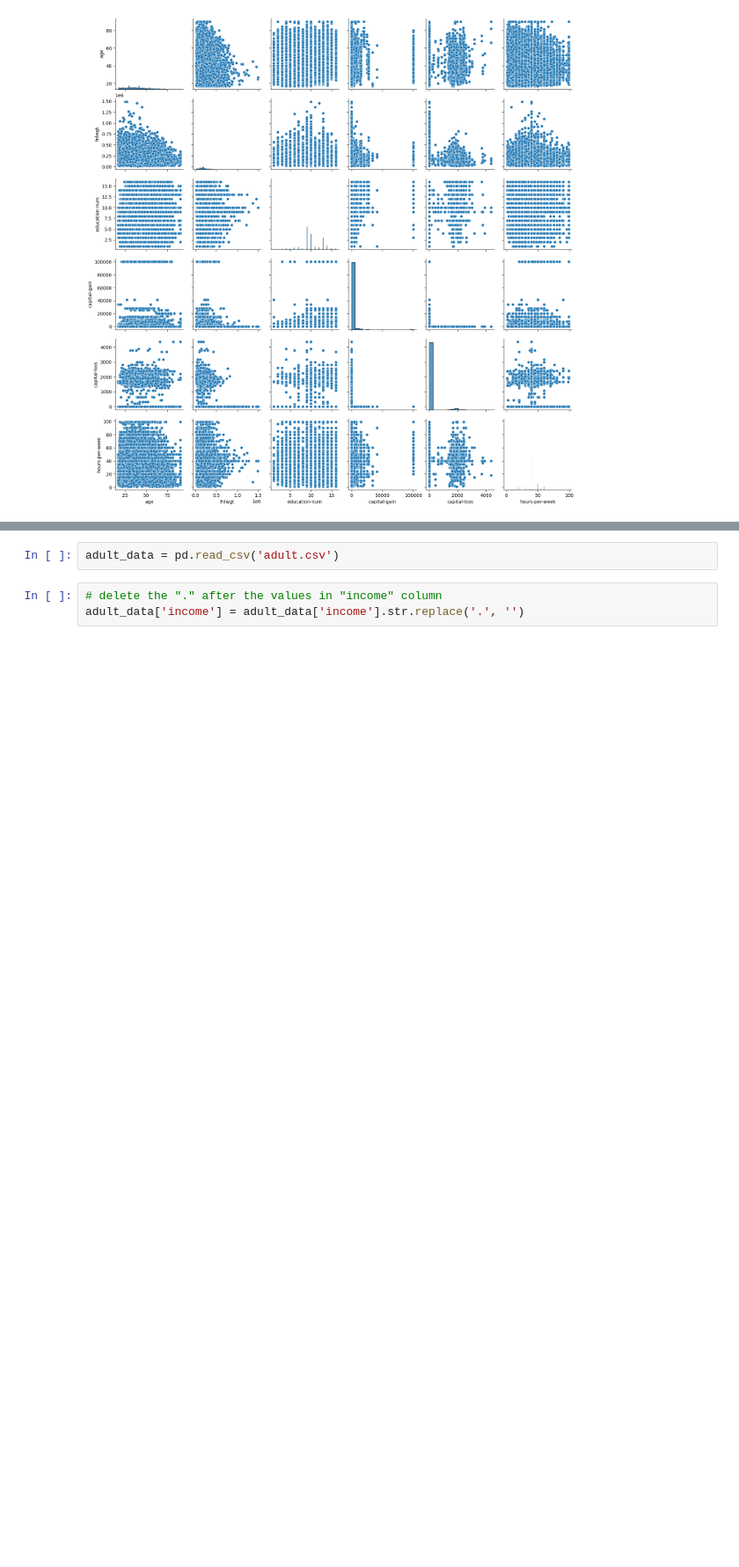
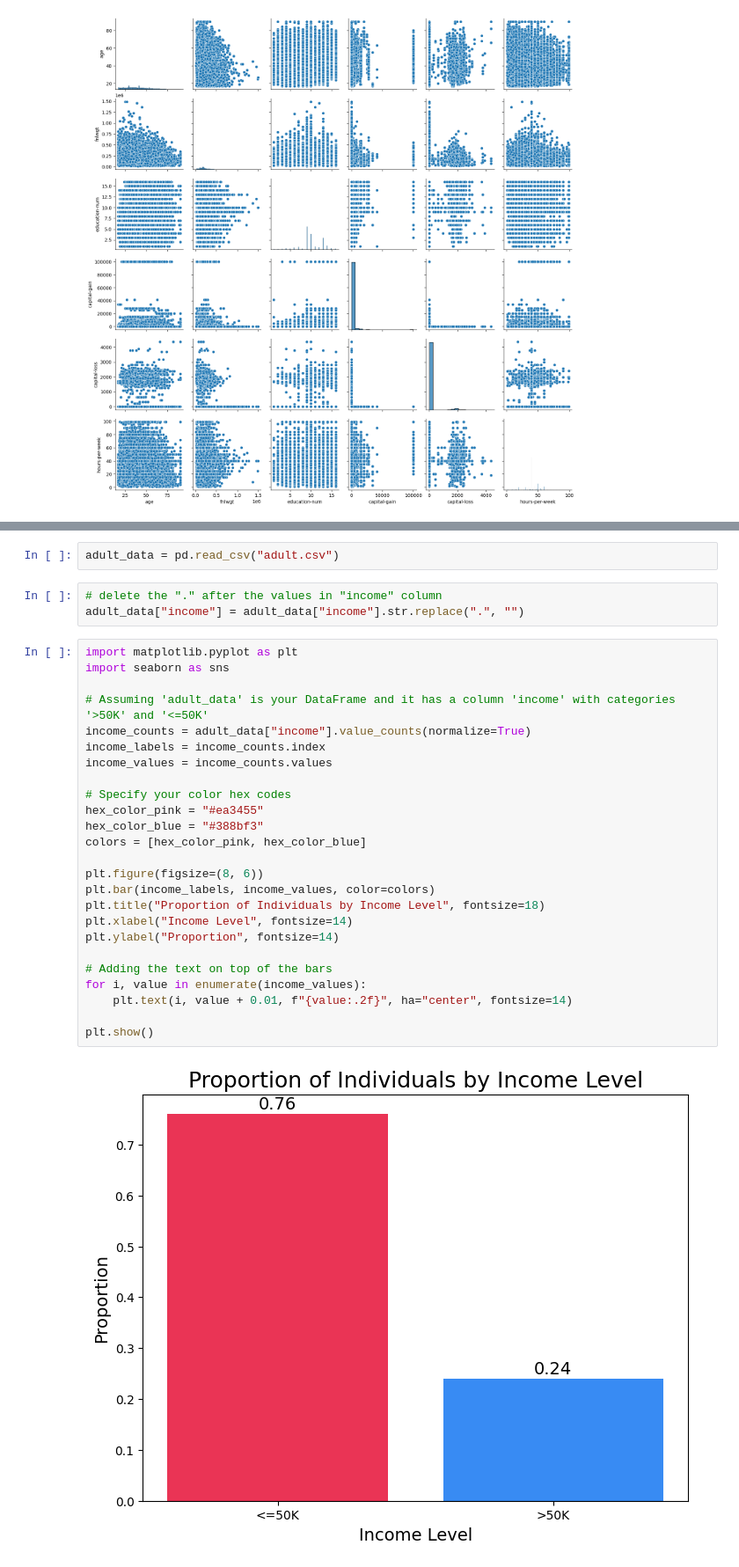
Before and after one commit to nogibjj/IDS705_FinalProject_Lemur_Team, a Jupyter notebook: 10_code/EDA.ipynb, the cells around one changed output, grey strips where cells are left out. Shown at 88% size. Saved outputs shown, nothing was run; the diff lists cells and outputs as text; blank space fills up the shorter version.

```diff
--- a/EDA.ipynb
+++ b/10_code/EDA.ipynb
@@ -92,5 +101,32 @@ KeyboardInterrupt:
 # %%
-adult_data = pd.read_csv('adult.csv')
+adult_data = pd.read_csv("adult.csv")
 # %%
 # delete the "." after the values in "income" column
-adult_data['income'] = adult_data['income'].str.replace('.', '')
+adult_data["income"] = adult_data["income"].str.replace(".", "")
+# %%
+import matplotlib.pyplot as plt
+import seaborn as sns
+
+# Assuming 'adult_data' is your DataFrame and it has a column 'income' with categories '>50K' and '<=50K'
+income_counts = adult_data["income"].value_counts(normalize=True)
+income_labels = income_counts.index
+income_values = income_counts.values
+
+# Specify your color hex codes
+hex_color_pink = "#ea3455"
+hex_color_blue = "#388bf3"
+colors = [hex_color_pink, hex_color_blue]
+
+plt.figure(figsize=(8, 6))
+plt.bar(income_labels, income_values, color=colors)
+plt.title("Proportion of Individuals by Income Level", fontsize=18)
+plt.xlabel("Income Level", fontsize=14)
+plt.ylabel("Proportion", fontsize=14)
+
+# Adding the text on top of the bars
+for i, value in enumerate(income_values):
+    plt.text(i, value + 0.01, f"{value:.2f}", ha="center", fontsize=14)
+
+plt.show()
+# %% [output]
+[figure, added]
```
Also changed, not shown: parts of 9 cells of this notebook.
